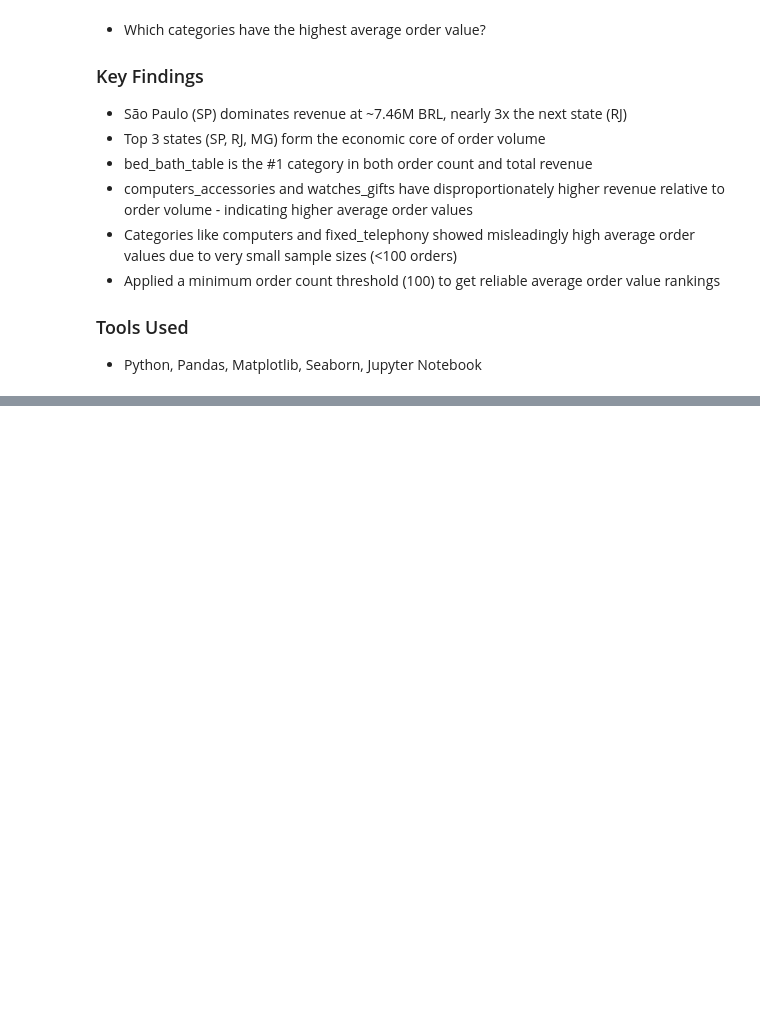
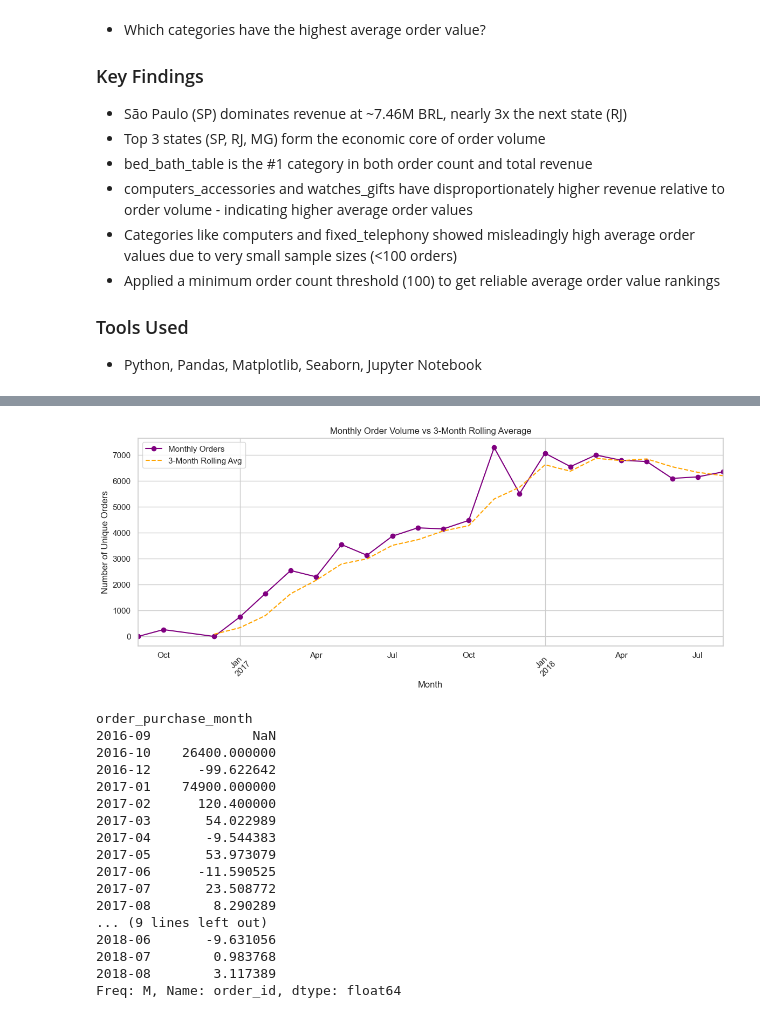
Before and after one commit to siva-dataanalyst/olist-ecommerce-analysis, a Jupyter notebook: notebooks/02_eda_analysis.ipynb, the cells around one changed output, grey strips where cells are left out. Drawn from its saved outputs; the diff is of its cells as text; code cells hidden in the pictures; blank space fills up the shorter version.

```diff
--- a/notebooks/02_eda_analysis.ipynb
+++ b/notebooks/02_eda_analysis.ipynb
@@ -176,0 +260,36 @@ air_conditioning                302.209932    294
+# %%
+##Month-over-month % growth and 3-month rolling average
+
+monthly_growth = monthly_orders.pct_change() * 100
+rolling_avg = monthly_orders.rolling(window=3).mean()
+
+plt.figure(figsize=(14,5))
+monthly_orders.plot(label="Monthly Orders", color="purple", marker="o")
+rolling_avg.plot(label="3-Month Rolling Avg", color="orange", linestyle="--")
+plt.title("Monthly Order Volume vs 3-Month Rolling Average")
+plt.xlabel("Month")
+plt.ylabel("Number of Unique Orders")
+plt.legend()
+plt.xticks(rotation=45)
+plt.show()
+
+print(monthly_growth)
+# %% [output]
+[figure, added]
+order_purchase_month
+2016-09             NaN
+2016-10    26400.000000
+2016-12      -99.622642
+2017-01    74900.000000
+2017-02      120.400000
+2017-03       54.022989
+2017-04       -9.544383
+2017-05       53.973079
+2017-06      -11.590525
+2017-07       23.508772
+2017-08        8.290289
+... (9 lines left out)
+2018-06       -9.631056
+2018-07        0.983768
+2018-08        3.117389
+Freq: M, Name: order_id, dtype: float64
```
Also changed, not shown: parts of 6 cells of this notebook.
